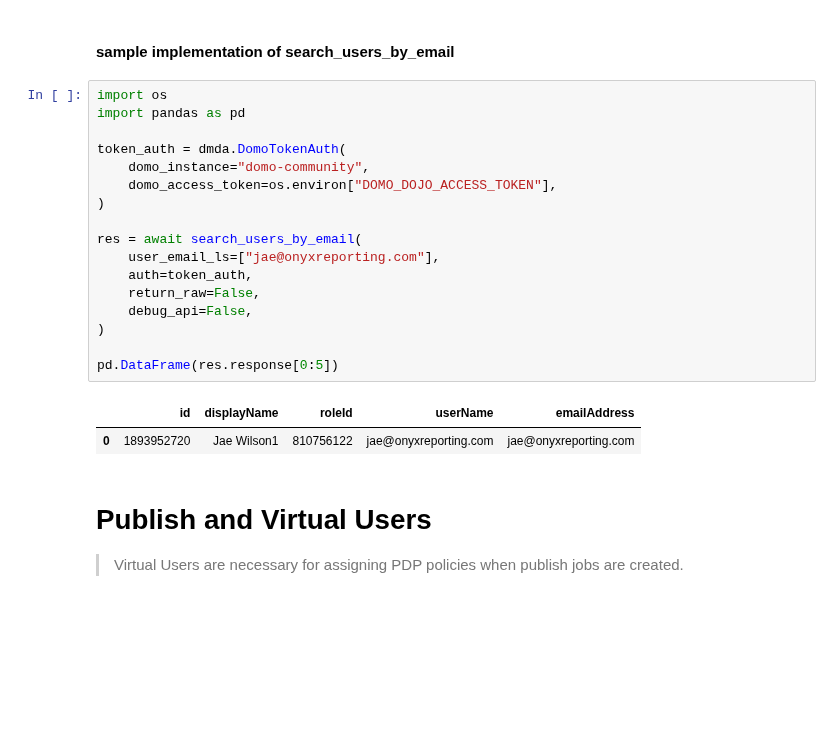
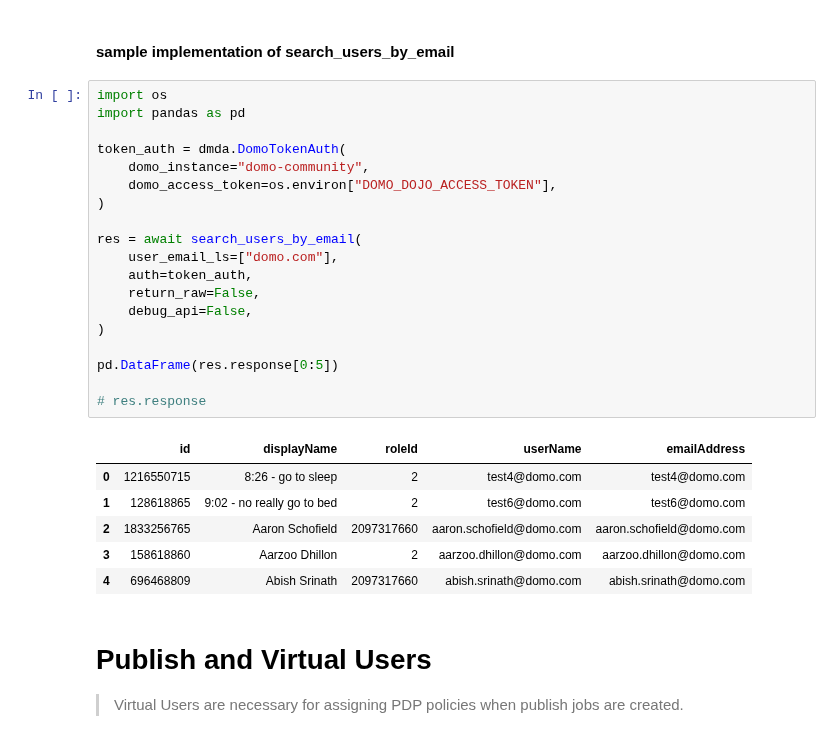
Before and after one commit to jaewilson07/domo_library, a Jupyter notebook: nbs/routes/user.ipynb, the cells around one changed output. Cells and saved outputs as stored; diff of their text form; blank space fills up the shorter version.

```diff
--- a/nbs/routes/user.ipynb
+++ b/nbs/routes/user.ipynb
@@ -459,23 +486,29 @@ async def search_users_by_email(
 # %%
 import os
 import pandas as pd
 
 token_auth = dmda.DomoTokenAuth(
     domo_instance="domo-community",
     domo_access_token=os.environ["DOMO_DOJO_ACCESS_TOKEN"],
 )
 
 res = await search_users_by_email(
-    user_email_ls=["jae@onyxreporting.com"],
+    user_email_ls=["domo.com"],
     auth=token_auth,
     return_raw=False,
     debug_api=False,
 )
 
 pd.DataFrame(res.response[0:5])
+
+# res.response
 # %% [output]
 |  | id | displayName | roleId | userName | emailAddress |
-| 0 | 1893952720 | Jae Wilson1 | 810756122 | jae@onyxreporting.com | jae@onyxreporting.com |
+| 0 | 1216550715 | 8:26 - go to sleep | 2 | test4@domo.com | test4@domo.com |
+| 1 | 128618865 | 9:02 - no really go to bed | 2 | test6@domo.com | test6@domo.com |
+| 2 | 1833256765 | Aaron Schofield | 2097317660 | aaron.schofield@domo.com | aaron.schofield@domo.com |
+| 3 | 158618860 | Aarzoo Dhillon | 2 | aarzoo.dhillon@domo.com | aarzoo.dhillon@domo.com |
+| 4 | 696468809 | Abish Srinath | 2097317660 | abish.srinath@domo.com | abish.srinath@domo.com |
 # %% [markdown]
 # Publish and Virtual Users
 
```
Also changed, not shown: parts of 4 cells of this notebook, 12 other files.
